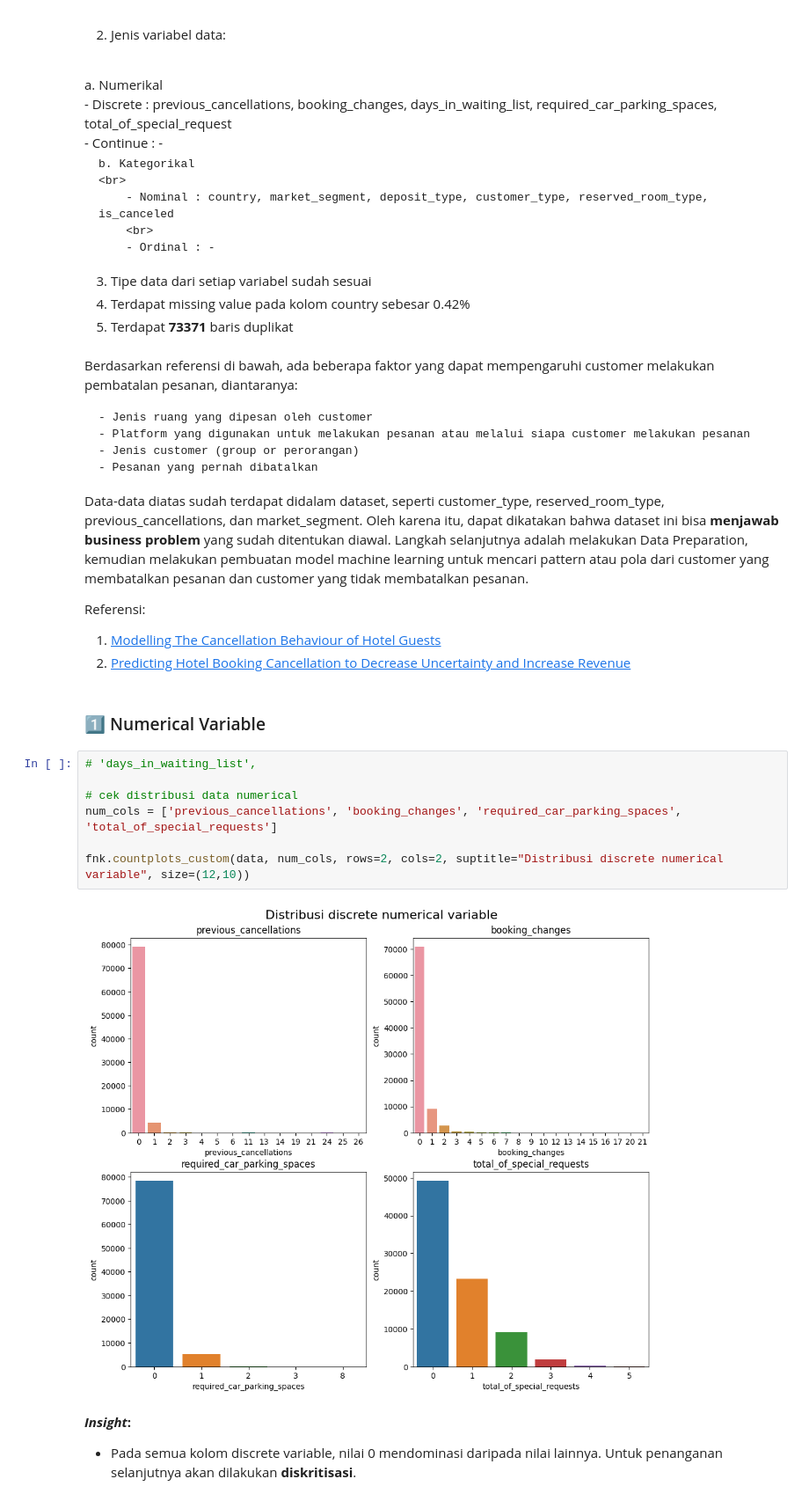
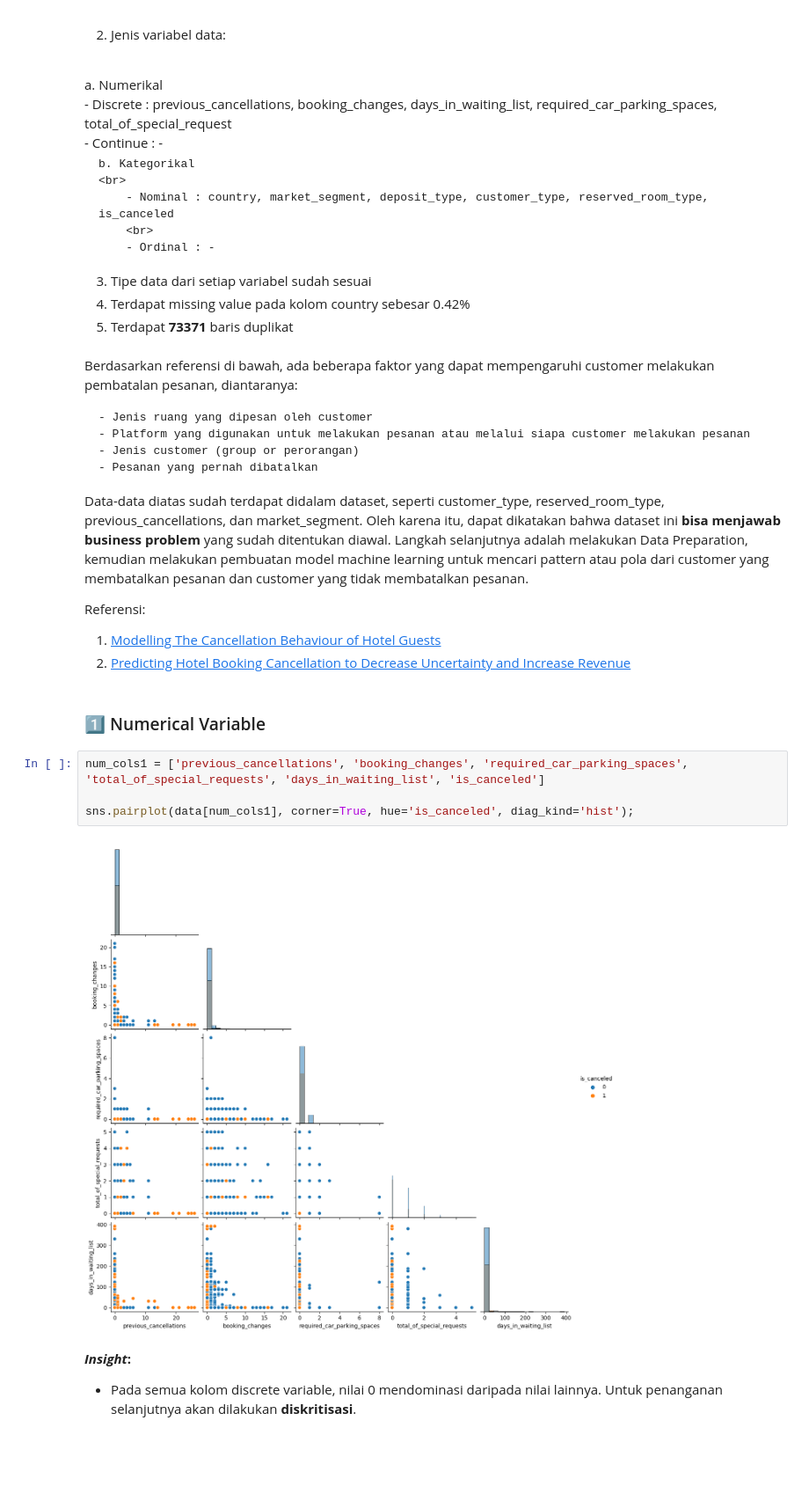
Before and after one commit to fnkhairudin/Hotel-Booking-Demand, a Jupyter notebook: notebooks/1.0-fnk-hotel-classification.ipynb, the cells around one changed output. Shown at 88% size. Drawn from its saved outputs; the diff is of its cells as text; blank space fills up the shorter version.

Commit message:
update data understanding

```diff
--- a/notebooks/1.0-fnk-machine-learning.ipynb
+++ b/notebooks/1.0-fnk-hotel-classification.ipynb
@@ -184,22 +185,19 @@ Berdasarkan referensi di bawah, ada beberapa faktor yang dapat mempengaruhi cust
     - Platform yang digunakan untuk melakukan pesanan atau melalui siapa customer melakukan pesanan
     - Jenis customer (group or perorangan)
     - Pesanan yang pernah dibatalkan
-Data-data diatas sudah terdapat didalam dataset, seperti customer_type, reserved_room_type, previous_cancellations, dan market_segment. Oleh karena itu, dapat dikatakan bahwa dataset ini bisa **menjawab business problem** yang sudah ditentukan diawal. Langkah selanjutnya adalah melakukan Data Preparation, kemudian melakukan pembuatan model machine learning untuk mencari pattern atau pola dari customer yang membatalkan pesanan dan customer yang tidak membatalkan pesanan.
+Data-data diatas sudah terdapat didalam dataset, seperti customer_type, reserved_room_type, previous_cancellations, dan market_segment. Oleh karena itu, dapat dikatakan bahwa dataset ini **bisa menjawab business problem** yang sudah ditentukan diawal. Langkah selanjutnya adalah melakukan Data Preparation, kemudian melakukan pembuatan model machine learning untuk mencari pattern atau pola dari customer yang membatalkan pesanan dan customer yang tidak membatalkan pesanan.
 
 Referensi:
 1. [Modelling The Cancellation Behaviour of Hotel Guests](https://core.ac.uk/download/pdf/302225593.pdf)
 2. [Predicting Hotel Booking Cancellation to Decrease Uncertainty and Increase Revenue](https://www.researchgate.net/publication/310504011_Predicting_Hotel_Booking_Cancellation_to_Decrease_Uncertainty_and_Increase_Revenue)
 # %% [markdown]
 ### 1️⃣ Numerical Variable
-# %%
-# 'days_in_waiting_list',
-
-# cek distribusi data numerical
-num_cols = ['previous_cancellations', 'booking_changes', 'required_car_parking_spaces', 'total_of_special_requests']
-
-fnk.countplots_custom(data, num_cols, rows=2, cols=2, suptitle="Distribusi discrete numerical variable", size=(12,10))
-# %% [output]
-[figure, removed]
+# %%
+num_cols1 = ['previous_cancellations', 'booking_changes', 'required_car_parking_spaces', 'total_of_special_requests', 'days_in_waiting_list', 'is_canceled']
+
+sns.pairplot(data[num_cols1], corner=True, hue='is_canceled', diag_kind='hist');
+# %% [output]
+[figure, added]
 # %% [markdown]
 **_Insight_:**
 - Pada semua kolom discrete variable, nilai 0 mendominasi daripada nilai lainnya. Untuk penanganan selanjutnya akan dilakukan **diskritisasi**.
```
Also changed, not shown: parts of 11 cells of this notebook, 1 other file.
